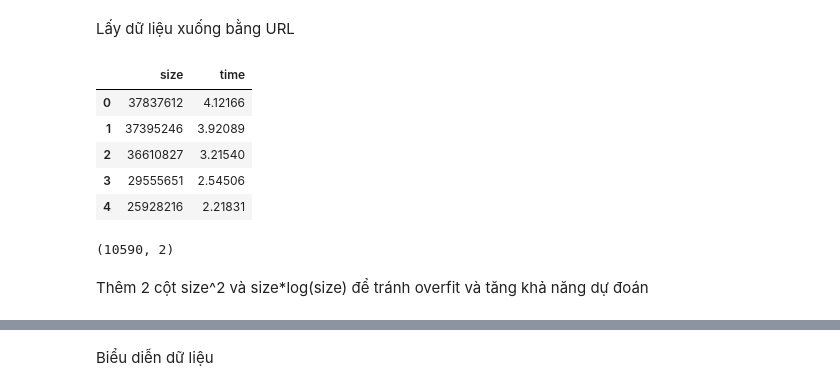
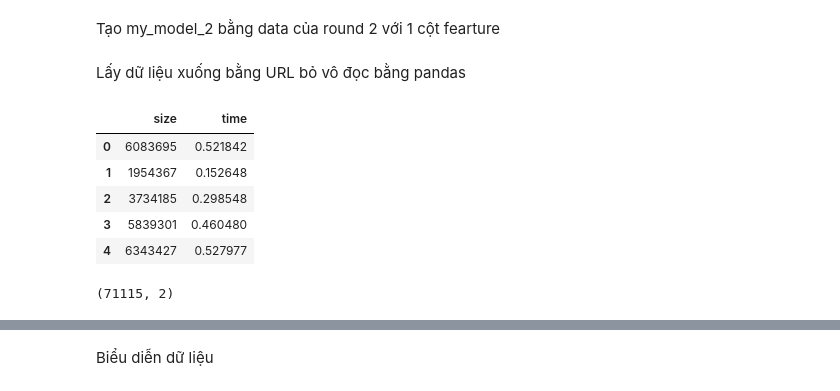
Before and after one commit to huavanson/CS114.K21, a Jupyter notebook: time_size_round_3.ipynb, the cells around one changed output, grey strips where cells are left out. Cells and saved outputs as stored; diff of their text form; code cells hidden in the pictures.

```diff
--- a/time_size_round_3.ipynb
+++ b/time_size_round_3.ipynb
@@ -1,24 +1,25 @@
 # %% [markdown]
 <a href="https://colab.research.google.com/github/huavanson/CS114.K21/blob/master/time_size_round_3.ipynb" target="_parent"><img src="https://colab.research.google.com/assets/colab-badge.svg" alt="Open In Colab"/></a>
+# %% [markdown]
+Tạo my_model_2 bằng data của round 2 với 1 cột fearture
 # %%
 import pandas as pd
 import numpy as np
 import math
 # %% [markdown]
-Lấy dữ liệu xuống bằng URL
+Lấy dữ liệu xuống bằng URL bỏ vô đọc bằng pandas
 # %%
-data=pd.read_csv('http://cs.uit.edu.vn/data3.txt',names=['size','time'])
+
+data=pd.read_csv('http://cs.uit.edu.vn/data2.txt',names=['size','time'])
 data.head()
 # %% [output]
 |  | size | time |
-| 0 | 37837612 | 4.12166 |
-| 1 | 37395246 | 3.92089 |
-| 2 | 36610827 | 3.21540 |
-| 3 | 29555651 | 2.54506 |
-| 4 | 25928216 | 2.21831 |
+| 0 | 6083695 | 0.521842 |
+| 1 | 1954367 | 0.152648 |
+| 2 | 3734185 | 0.298548 |
+| 3 | 5839301 | 0.460480 |
+| 4 | 6343427 | 0.527977 |
 # %%
 print(data.shape)
 # %% [output]
-(10590, 2)
+(71115, 2)
-# %% [markdown]
-Thêm 2 cột size^2 và size*log(size) để tránh overfit và tăng khả năng dự đoán
```
Also changed, not shown: parts of 27 cells of this notebook.
